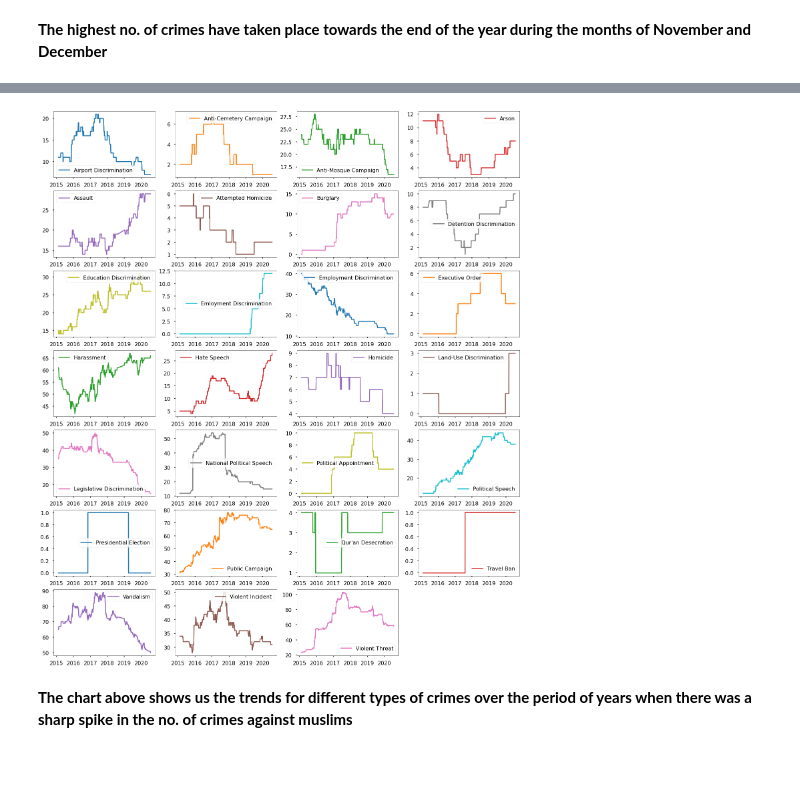
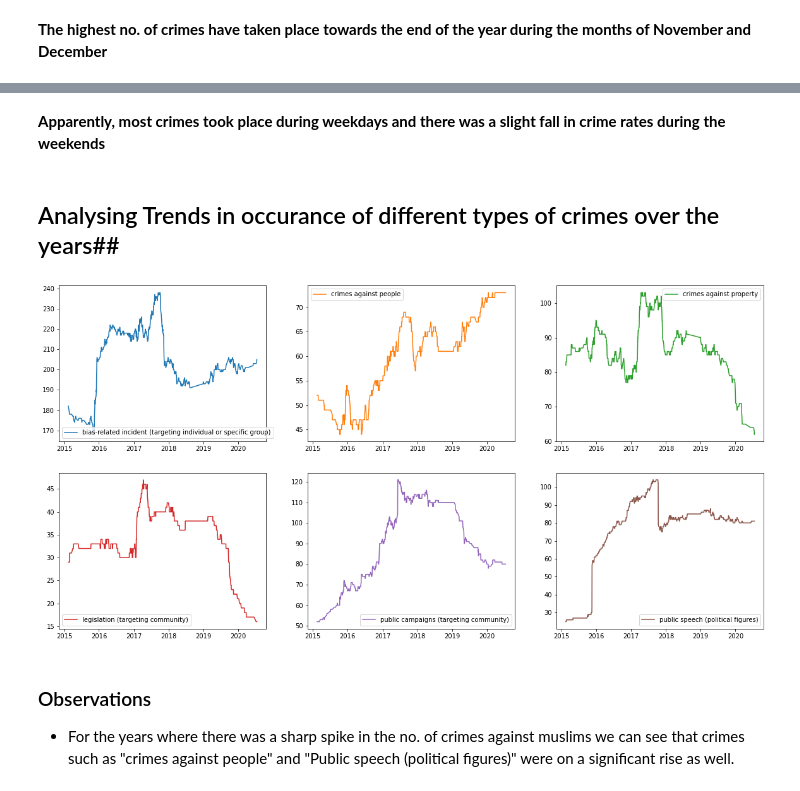
Before and after one commit to Vaibhav-1911/Machine-Learning-Projects, a Jupyter notebook: An Overview of Crimes against Muslims in the United States from 2008 to 2020.ipynb, the cells around one changed output, grey strips where cells are left out. Saved outputs shown, nothing was run; the diff lists cells and outputs as text; code cells hidden in the pictures; blank space fills up the shorter version.

```diff
--- a/An Overview of Crimes against Muslims in the United States from 2008 to 2020.ipynb
+++ b/An Overview of Crimes against Muslims in the United States from 2008 to 2020.ipynb
@@ -235,3 +259,6 @@ crimes.loc[:, "Event (short name)"].replace("vandalism", "Vandalism", inplace =
+# %%
+crimes.loc[:, "Event (short name)"].replace("Emloyment Discrimination", "Employment Discrimination", inplace = True)
+crimes.loc[:, "Event (short name)"].replace("vandalism", "Vandalism", inplace = True)
 # %%
 plt.figure(figsize = (15, 10))
 sns.countplot(x= 'Event (short name)', data = crimes, order = crimes['Event (short name)'].value_counts().iloc[:28].index)
@@ -299,8 +317,14 @@ plt.show()
+# %% [markdown]
+**Apparently, most crimes took place during weekdays and there was a slight fall in crime rates during the weekends**
+# %% [markdown]
+## Analysing Trends in occurance of different types of crimes over the years##
 # %%
-crimes_count_date = crimes.pivot_table('Year', aggfunc=np.size, columns='Event (short name)', index=crimes.index.date, fill_value=0)
+crimes_count_date = crimes.pivot_table('Year', aggfunc=np.size, columns=['Event Class'], index=crimes.index.date, fill_value=0)
 crimes_count_date.index = pd.DatetimeIndex(crimes_count_date.index)
-plot = crimes_count_date.rolling(365).sum().plot(figsize=(25, 30), subplots=True, layout=(-1, 4), sharex=False, sharey=False)
+plot = crimes_count_date.rolling(365).sum().plot(figsize=(20, 10), subplots=True, layout=(-1, 3), sharex=False, sharey=False)
 # %% [output]
-[figure, old version]
+[figure, new version]
 # %% [markdown]
-**The chart above shows us the trends for different types of crimes over the period of years when there was a sharp spike in the no. of crimes against muslims**
+### Observations
+
+- For the years where there was a sharp spike in the no. of crimes against muslims we can see that crimes such as "crimes against people" and "Public speech (political figures)" were on a significant rise as well.
```
Also changed, not shown: parts of 28 cells of this notebook.
